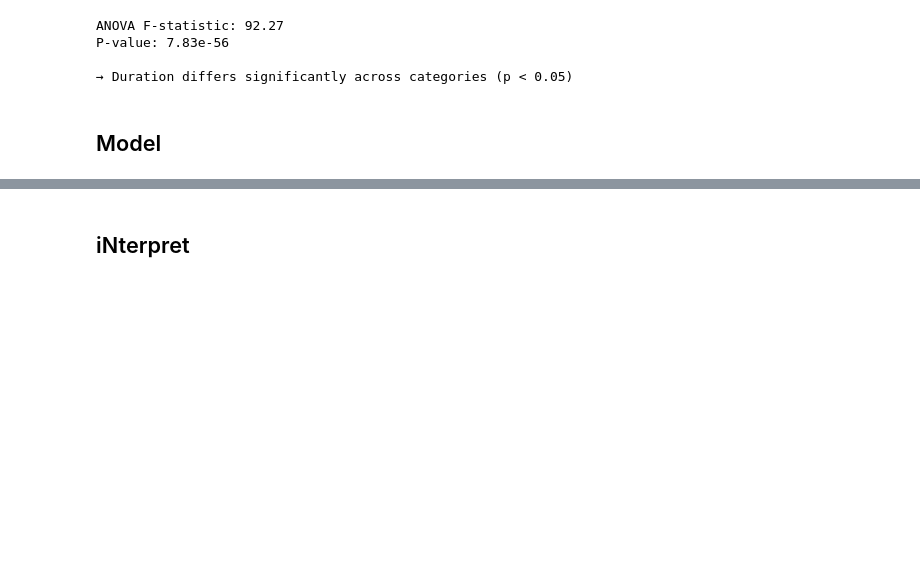
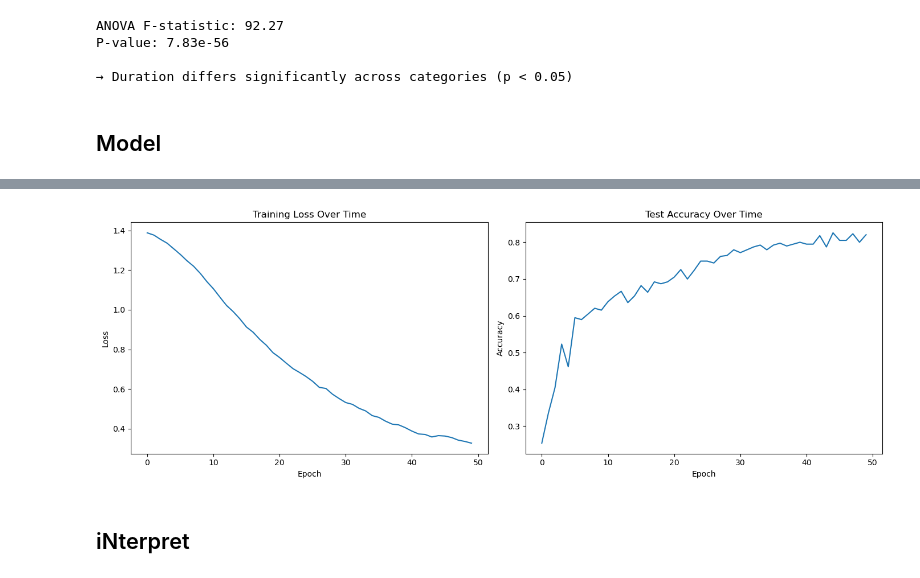
Before and after one commit to shammameshar/deepfake_detection, a Jupyter notebook: notebooks/DeepFakeDetection.ipynb, the cells around one changed output, grey strips where cells are left out. Saved outputs shown, nothing was run; the diff lists cells and outputs as text; code cells hidden in the pictures; blank space fills up the shorter version.

```diff
--- a/notebooks/DeepFakeDetection.ipynb
+++ b/notebooks/DeepFakeDetection.ipynb
@@ -661,0 +693,10 @@ P-value: 7.83e-56
+# %%
+# Load the pretrained Wav2Vec2 (audio feature extractor)
+bundle = torchaudio.pipelines.WAV2VEC2_BASE                          # WAV2VEC2_BASE — a "bundle" object that packages together the pretrained Wav2Vec2 model + its expected settings (like sample rate) in one convenient object
+wav2vec_model = bundle.get_model()                                   # get_model() — actually downloads and builds the pretrained Wav2Vec2 model from that bundle
+wav2vec_model.eval()                                                  # eval() — same as before, puts the model in evaluation mode since we're only extracting features, not training it
+wav2vec_model.to(device)                                             # to(device) — moves the model onto our CPU
+
+expected_sample_rate = bundle.sample_rate                            # sample_rate — Wav2Vec2 expects audio at a specific sample rate (16000 Hz); we'll need to resample our audio if it differs
+
+print(f"Wav2Vec2 loaded, expects {expected_sample_rate} Hz audio")   # print — confirmation, and tells us the exact sample rate we need to match
@@ -662,2 +990,21 @@ P-value: 7.83e-56
+# %%
+# Training curves (loss and accuracy over time)
+fig, axes = plt.subplots(1, 2, figsize=(14, 5))                        # subplots(1, 2, ...) — creates 2 side-by-side plots
+
+axes[0].plot(train_losses)                                              # plot — draws the loss values across all 50 epochs
+axes[0].set_title("Training Loss Over Time")                            # set_title — labels this subplot
+axes[0].set_xlabel("Epoch")                                             # set_xlabel — labels x-axis
+axes[0].set_ylabel("Loss")                                              # set_ylabel — labels y-axis
+
+axes[1].plot(test_accuracies)                                           # plot — draws the test accuracy values across all 50 epochs
+axes[1].set_title("Test Accuracy Over Time")                            # set_title — labels this subplot
+axes[1].set_xlabel("Epoch")                                             # set_xlabel — labels x-axis
+axes[1].set_ylabel("Accuracy")                                          # set_ylabel — labels y-axis
+
+plt.tight_layout()                                                       # tight_layout — adjusts spacing
+plt.savefig("../outputs/figures/training_curves.png", dpi=150)         # savefig — saves for your report
+plt.show()                                                                # show — displays it
+# %% [output]
+[figure, added]
 # %% [markdown]
 ## iNterpret
```
Also changed, not shown: parts of 11 cells of this notebook, 3 other files.
